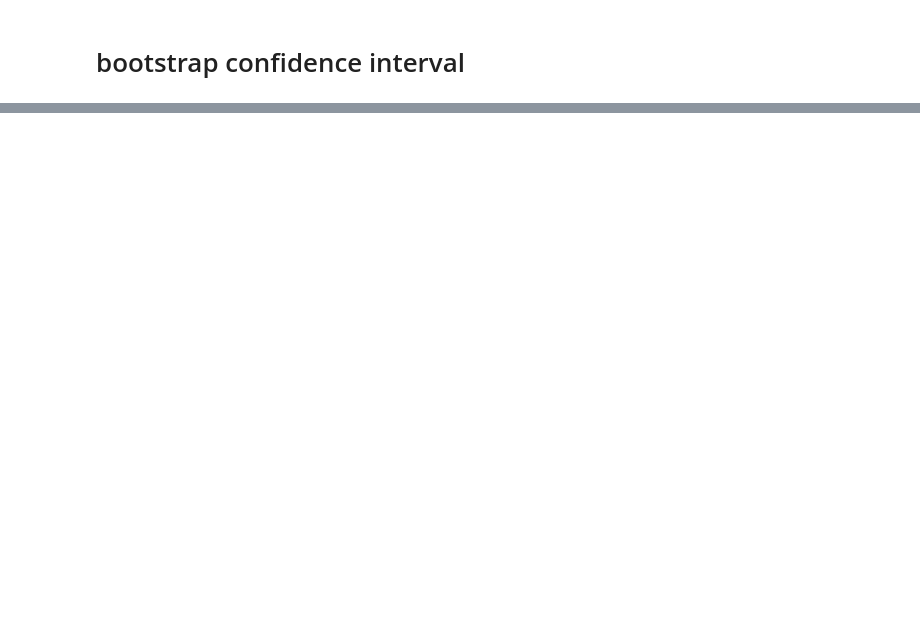
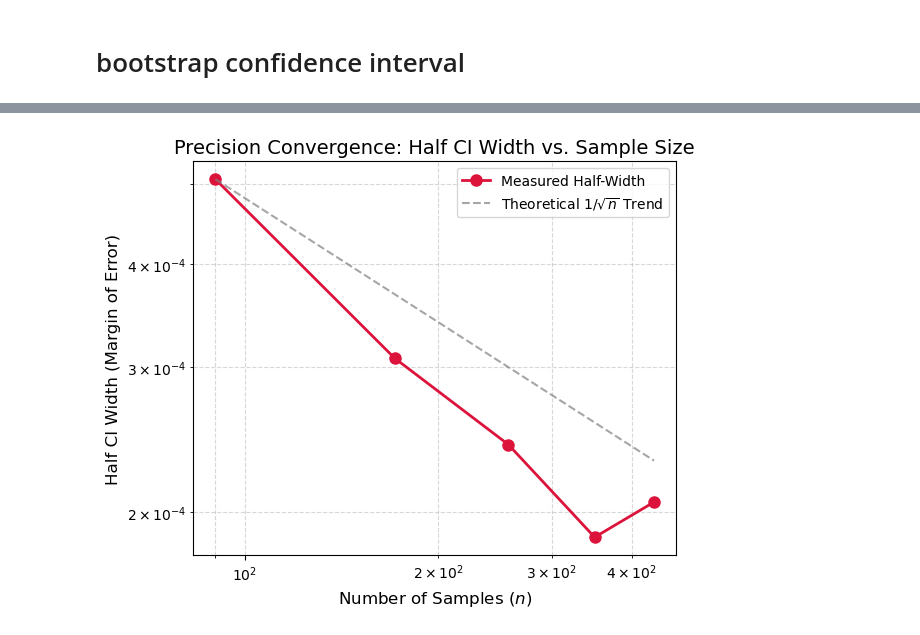
Before and after one commit to JihuiDing/postCMGsim, a Jupyter notebook: notebooks/nb5_bootstrap_ci.ipynb, the cells around one changed output, grey strips where cells are left out. Drawn from its saved outputs; the diff is of its cells as text; code cells hidden in the pictures; blank space fills up the shorter version.

```diff
--- a/notebooks/nb5_bootstrap_ci.ipynb
+++ b/notebooks/nb5_bootstrap_ci.ipynb
@@ -43,0 +208,40 @@ variance = 3.9211946409087705e-06
+# %%
+import matplotlib.pyplot as plt
+import numpy as np
+
+# 1. Calculate the Half-Width
+# (Upper Bound - Lower Bound) / 2
+df_ci['Half_Width'] = (df_ci['CI_Upper'] - df_ci['CI_Lower']) / 2
+
+# 2. Sort by n_samples for a logical line plot
+df_plot = df_ci.sort_values('n_samples')
+
+# 3. Create the Plot
+plt.figure(figsize=(6, 5))
+
+# Plot the actual data
+plt.plot(df_plot['n_samples'], df_plot['Half_Width'], 'o-',
+         markersize=8, color='crimson', linewidth=2, label='Measured Half-Width')
+
+# 4. Optional: Add a theoretical 1/sqrt(n) reference line
+# We anchor the theoretical curve to your first data point to show the slope
+n_range = np.linspace(df_plot['n_samples'].min(), df_plot['n_samples'].max(), 100)
+theoretical_slope = df_plot['Half_Width'].iloc[0] * (np.sqrt(df_plot['n_samples'].iloc[0]) / np.sqrt(n_range))
+plt.plot(n_range, theoretical_slope, '--', color='gray', alpha=0.7, label=r'Theoretical $1/\sqrt{n}$ Trend')
+
+# 5. Formatting
+plt.title('Precision Convergence: Half CI Width vs. Sample Size', fontsize=14)
+plt.xlabel('Number of Samples ($n$)', fontsize=12)
+plt.ylabel('Half CI Width (Margin of Error)', fontsize=12)
+
+# Use Log-Log scale to see the power-law relationship clearly
+plt.xscale('log')
+plt.yscale('log')
+
+plt.grid(True, which="both", linestyle='--', alpha=0.5)
+plt.legend()
+plt.tight_layout()
+
+plt.show()
+# %% [output]
+[figure, added]
```
Also changed, not shown: parts of 6 cells of this notebook, 12 other files.
